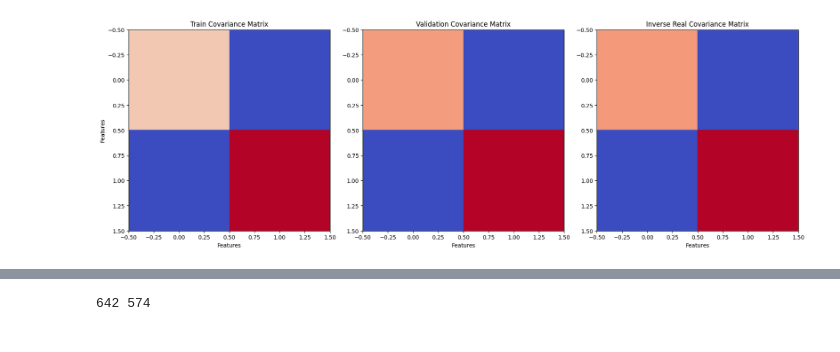
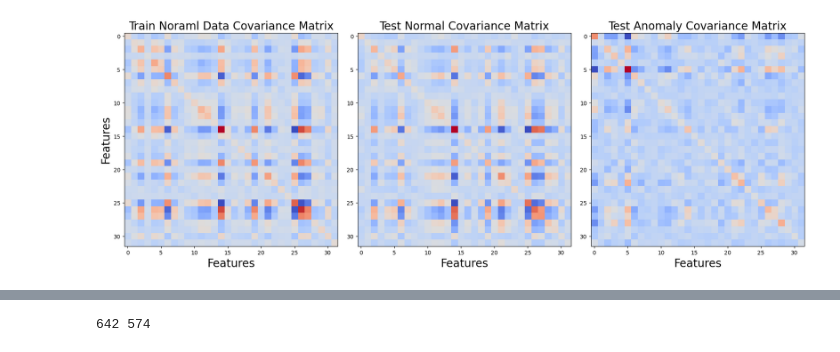
Before and after one commit to jamesyang7/M-SVDD, a Jupyter notebook: test-new-gaussian.ipynb, the cells around one changed output, grey strips where cells are left out. Saved outputs shown, nothing was run; the diff lists cells and outputs as text; code cells hidden in the pictures.

```diff
--- a/test-new-gaussian.ipynb
+++ b/test-new-gaussian.ipynb
@@ -31,11 +31,11 @@ real_imu = '/home/iot/collision_detect/new_data/imu_np/Normal_train'
 
 
 workers = 4
-feature_dim = 2
+feature_dim = 32
 batchsize = 64
 use_attention = 1
 
-checkpoint_path = f'/home/iot/GSVDD/output/test/model_4'
+checkpoint_path = f'/home/iot/GSVDD/output/test/model_32_29_final'
 # checkpoint_path = f'/home/iot/collision_detect/output/Gaussian_audio/model_19'
 device = torch.device('cuda' if torch.cuda.is_available() else 'cpu')
 print(device)
@@ -806,40 +746,40 @@ plt.show()
 # %%
 import numpy as np
 import matplotlib.pyplot as plt
 
 # Compute mean vectors and covariance matrices for train and validation sets
 mean_vector_train = np.mean(total_z_train, axis=0)
 covariance_matrix_train = np.cov(total_z_train, rowvar=False)
 
 mean_vector_val = np.mean(total_z_val, axis=0)
 covariance_matrix_val = np.cov(total_z_val, rowvar=False)
 
 # Plotting
 fig, axs = plt.subplots(1, 3, figsize=(18, 6))
 
 # Train covariance matrix
-axs[0].imshow(covariance_matrix_train, cmap='coolwarm')
-axs[0].set_title("Train Covariance Matrix")
-axs[0].set_xlabel("Features")
-axs[0].set_ylabel("Features")
+axs[0].imshow(np.linalg.inv(sigma_inv_matrix), cmap='coolwarm')
+axs[0].set_title("Train Noraml Data Covariance Matrix", fontsize=20)
+axs[0].set_xlabel("Features", fontsize=20)
+axs[0].set_ylabel("Features", fontsize=20)
 
 # Validation covariance matrix
-axs[1].imshow(covariance_matrix_val, cmap='coolwarm')
-axs[1].set_title("Validation Covariance Matrix")
-axs[1].set_xlabel("Features")
+axs[1].imshow(covariance_matrix_train, cmap='coolwarm')
+axs[1].set_title("Test Normal Covariance Matrix", fontsize=20)
+axs[1].set_xlabel("Features", fontsize=20)
 
 # Real (inverse covariance matrix)
-axs[2].imshow(np.linalg.inv(sigma_inv_matrix), cmap='coolwarm')
-axs[2].set_title("Inverse Real Covariance Matrix")
-axs[2].set_xlabel("Features")
+axs[2].imshow(covariance_matrix_val, cmap='coolwarm')
+axs[2].set_title("Test Anomaly Covariance Matrix", fontsize=20)
+axs[2].set_xlabel("Features", fontsize=20)
 
 # # Add colorbars for each plot
 # for ax in axs:
 #     cbar = plt.colorbar(ax.images[0], ax=ax, orientation='vertical')
 #     cbar.set_label("Value Scale")
 
 # Adjust layout
 plt.tight_layout()
 plt.show()
 # %% [output]
-[figure, old version]
+[figure, new version]
```
Also changed, not shown: parts of 23 cells of this notebook, 4 other files.
